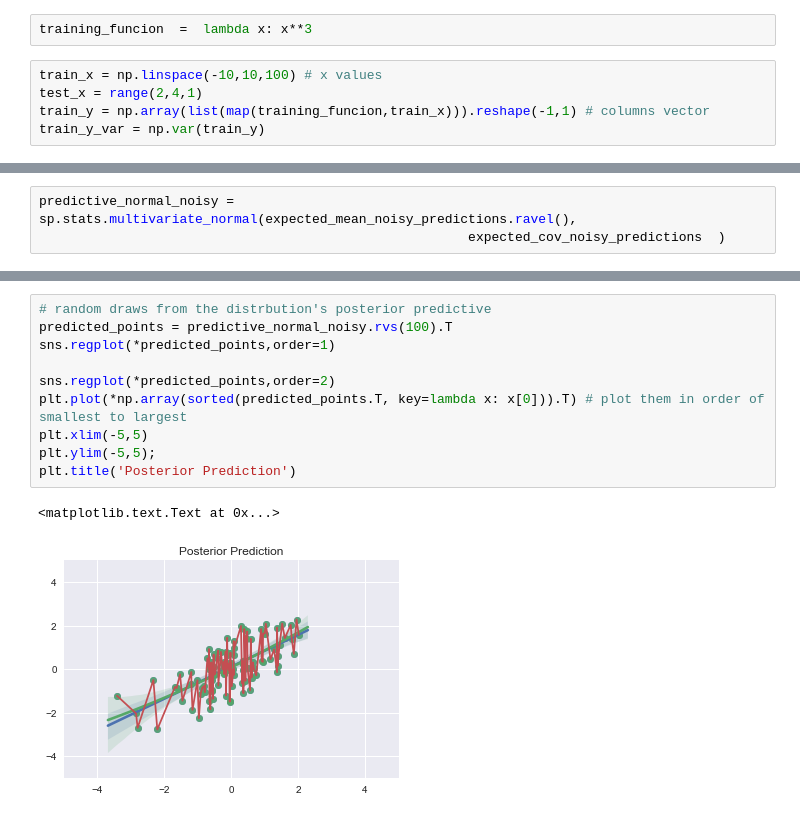
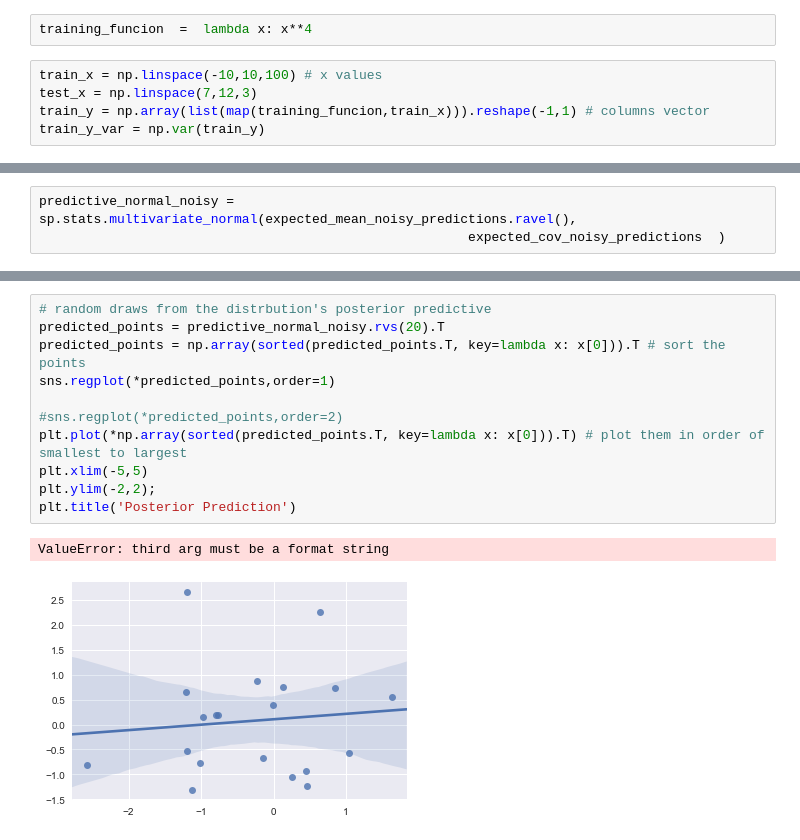
Before and after one commit to jonhilgart22/advanced_stats, a Jupyter notebook: final_project/Experimenting with GPs.ipynb, the cells around one changed output, grey strips where cells are left out. Drawn from its saved outputs; the diff is of its cells as text.

```diff
--- a/final_project/Experimenting with GPs.ipynb
+++ b/final_project/Experimenting with GPs.ipynb
@@ -146,10 +151,10 @@ cov_training_test = np.array([[cov_normal(x_,x) for (x_,x) in zip(range(-100,100
 - training points = (-100,100)
 - test points = (-200,300,400) # only two
 # %%
-training_funcion  =  lambda x: x**3
+training_funcion  =  lambda x: x**4
 # %%
 train_x = np.linspace(-10,10,100) # x values
-test_x = range(2,4,1)
+test_x = np.linspace(7,12,3)
 train_y = np.array(list(map(training_funcion,train_x))).reshape(-1,1) # columns vector
 train_y_var = np.var(train_y)
 # %%
@@ -246,13 +232,14 @@ array([[ 2.05264672,  0.56554483,  0.3157944 , -0.05429687, -0.92987142,
 # %%
 # random draws from the distrbution's posterior predictive
-predicted_points = predictive_normal_noisy.rvs(100).T
+predicted_points = predictive_normal_noisy.rvs(20).T
+predicted_points = np.array(sorted(predicted_points.T, key=lambda x: x[0])).T # sort the points
 sns.regplot(*predicted_points,order=1)
 
-sns.regplot(*predicted_points,order=2)
+#sns.regplot(*predicted_points,order=2)
 plt.plot(*np.array(sorted(predicted_points.T, key=lambda x: x[0])).T) # plot them in order of smallest to largest
 plt.xlim(-5,5)
-plt.ylim(-5,5);
+plt.ylim(-2,2);
 plt.title('Posterior Prediction')
 # %% [output]
-<matplotlib.text.Text at 0x...>
+ValueError: third arg must be a format string
-[figure, old version]
+[figure, new version]
```
Also changed, not shown: parts of 10 cells of this notebook.
